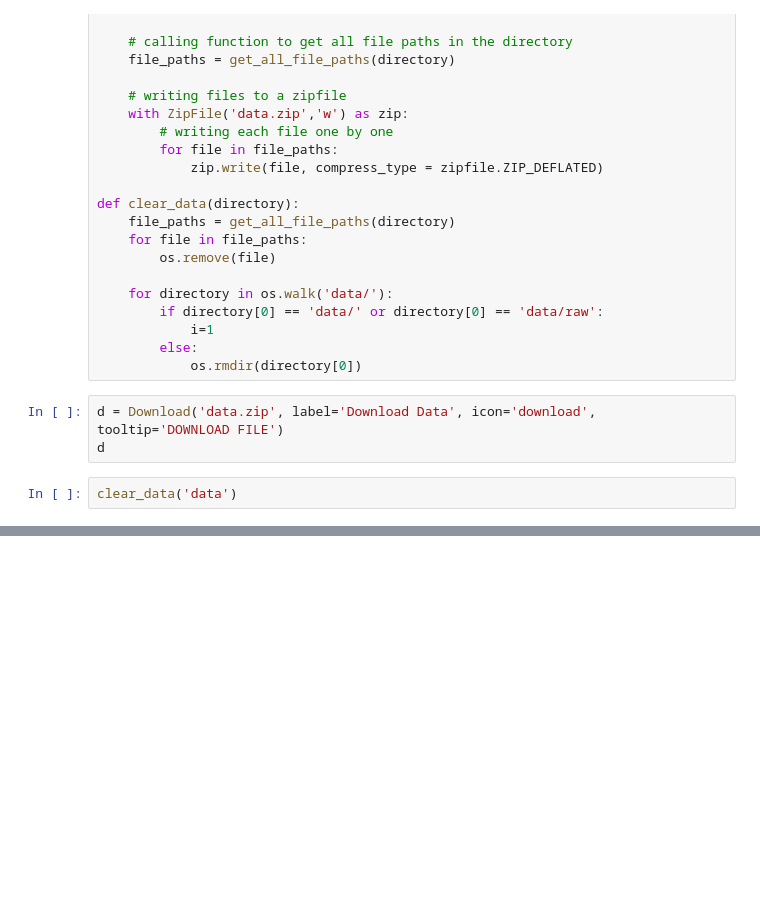
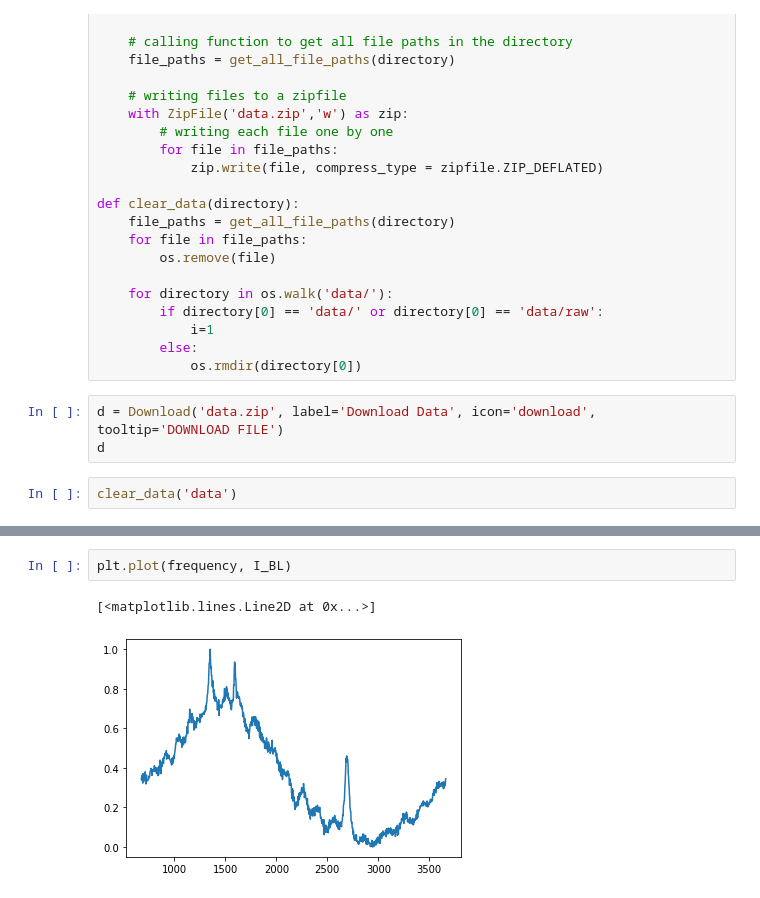
Before and after one commit to nanoMFG/GSA-Raman, a Jupyter notebook: graft.ipynb, the cells around one changed output, grey strips where cells are left out. Saved outputs shown, nothing was run; the diff lists cells and outputs as text; blank space fills up the shorter version.

```diff
--- a/graft.ipynb
+++ b/graft.ipynb
@@ -588,0 +708,5 @@ clear_data('data')
+# %%
+plt.plot(frequency, I_BL)
+# %% [output]
+[<matplotlib.lines.Line2D at 0x...>]
+[figure, added]
```
Also changed, not shown: parts of 8 cells of this notebook, 1 other file.
